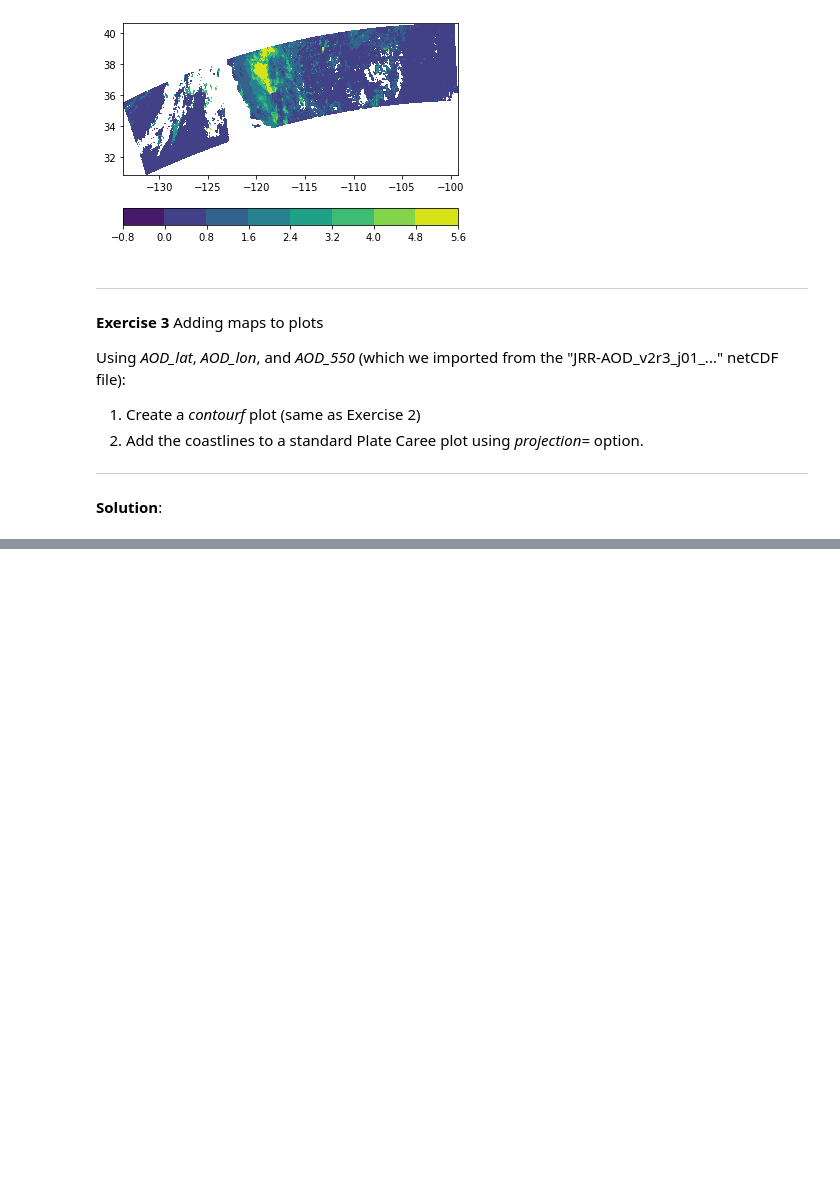
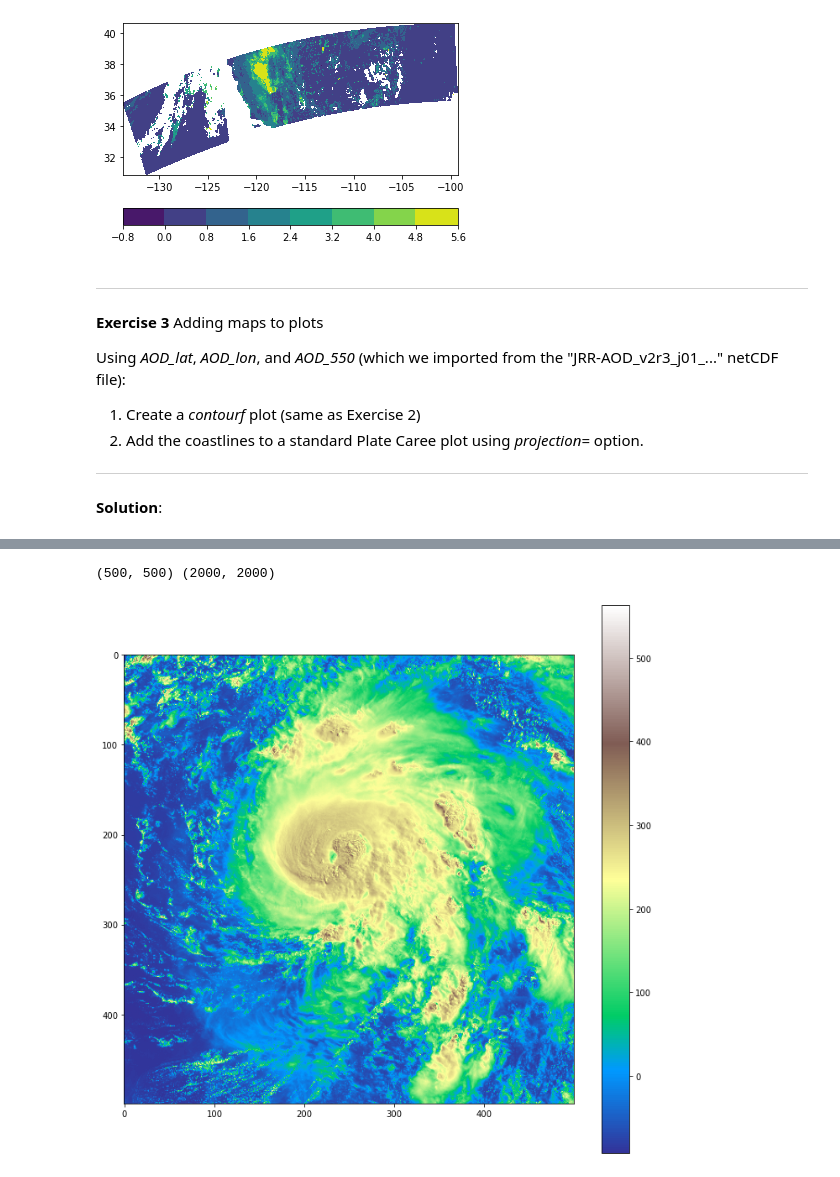
Before and after one commit to modern-tools-workshop/AGU-python-workshop-2020, a Jupyter notebook: Solutions_to_Exercises.ipynb, the cells around one changed output, grey strips where cells are left out. Cells and saved outputs as stored; diff of their text form; code cells hidden in the pictures; blank space fills up the shorter version.

Commit message:
Added Lesson 3, relevant datasets

```diff
--- a/Solutions_to_Exercises.ipynb
+++ b/Solutions_to_Exercises.ipynb
@@ -168,0 +185,29 @@ plt.show()
+# %%
+# Import radiance from ABI Channel 13, 10.3 micrometers
+fname = "data/meso/OR_ABI-L1b-RadM1-M3C13_G16_s20182822019282_e20182822019350_c20182822019384.nc"
+g16nc = Dataset(fname, 'r')
+C13 = g16nc.variables['Rad'][:]
+
+# Import radiance from ABI Channel 2, .64 micrometers
+fname = "data/meso/OR_ABI-L1b-RadM1-M3C02_G16_s20182822019282_e20182822019339_c20182822019374.nc"
+g16nc = Dataset(fname, 'r')
+C02 = g16nc.variables['Rad'][:]
+# %%
+# C02 is 4x larger than C13!
+print(C13.shape, C02.shape)
+# %% [output]
+(500, 500) (2000, 2000)
+# %%
+# Using the numpy slice syntax to take every 4th element along x and y:
+C02 = C02[::4, ::4]
+
+# Take the difference between channel 2 and channel 3
+sandwich = C02 - C13
+# %%
+# Make a plot
+plt.figure(figsize=[12,12])
+plt.imshow(sandwich, cmap=plt.get_cmap("terrain"))
+plt.colorbar()
+plt.show()
+# %% [output]
+[figure, added]
```
Also changed, not shown: parts of 15 cells of this notebook, 13 other files.
